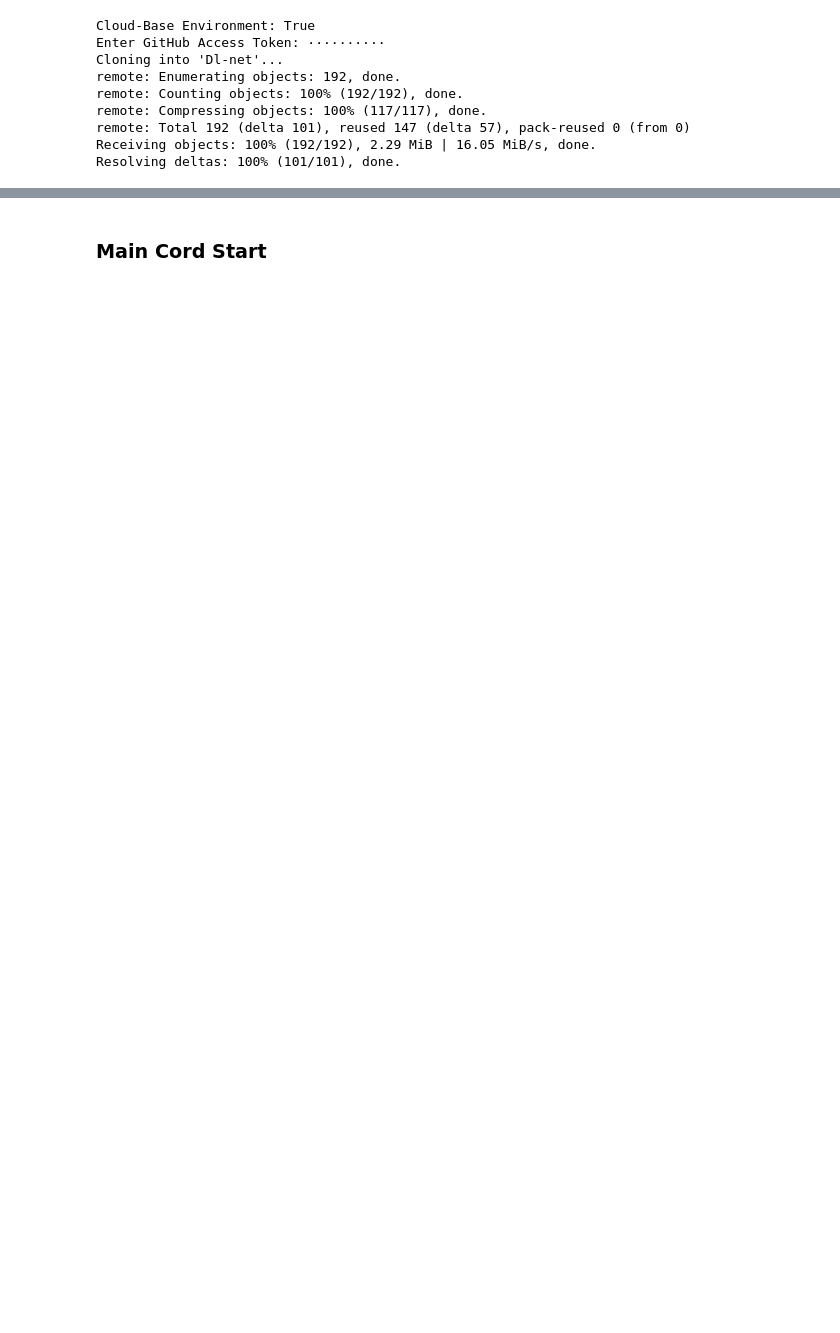
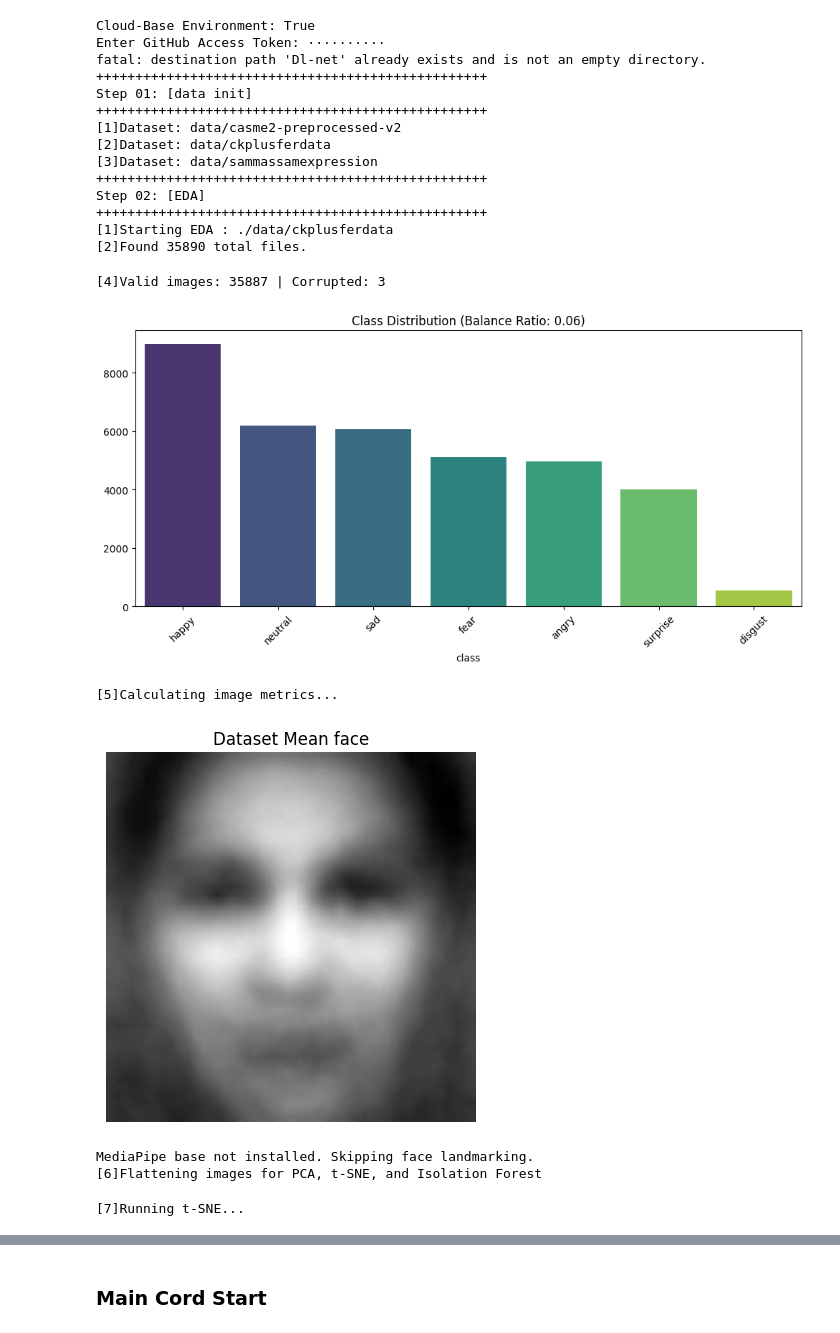
Before and after one commit to sadbinsiddique/Dl-net, a Jupyter notebook: notebook/3. Train.ipynb, the cells around one changed output, grey strips where cells are left out. Drawn from its saved outputs; the diff is of its cells as text; code cells hidden in the pictures; blank space fills up the shorter version.

```diff
--- a/notebook/3. Train.ipynb
+++ b/notebook/3. Train.ipynb
@@ -18,30 +26,50 @@
 # %%
 from getpass import getpass
+import importlib
 import os
 
 try:
     from google.colab import drive
     IN_COLAB = True
 except ImportError:
     IN_COLAB = False
 
 print(f"Cloud-Base Environment: {IN_COLAB}")
 
 if IN_COLAB:
     env="colab"
+    DATA_PATH = '/content/Dl-net/data/'
     token = getpass('Enter GitHub Access Token: ')
     !git clone https://{token}@github.com/sadbinsiddique/Dl-net.git
     os.chdir('/content/Dl-net')
+    from src.utils import pipeline
+    importlib.reload(pipeline)
+    from src.utils.pipeline import _run_pipeline
+    _run_pipeline()
+
 else:
     env="local"
+    DATA_PATH = './'
     print("Local environment detected. \nSkipping git clone.")
 # %% [output]
 Cloud-Base Environment: True
 Enter GitHub Access Token: ··········
-Cloning into 'Dl-net'...
-remote: Enumerating objects: 192, done.
-remote: Counting objects: 100% (192/192), done.
-remote: Compressing objects: 100% (117/117), done.
-remote: Total 192 (delta 101), reused 147 (delta 57), pack-reused 0 (from 0)
-Receiving objects: 100% (192/192), 2.29 MiB | 16.05 MiB/s, done.
-Resolving deltas: 100% (101/101), done.
+fatal: destination path 'Dl-net' already exists and is not an empty directory.
+++++++++++++++++++++++++++++++++++++++++++++++++++
+Step 01: [data init]
+++++++++++++++++++++++++++++++++++++++++++++++++++
+[1]Dataset: data/casme2-preprocessed-v2
+[2]Dataset: data/ckplusferdata
+[3]Dataset: data/sammassamexpression
+++++++++++++++++++++++++++++++++++++++++++++++++++
+Step 02: [EDA]
+++++++++++++++++++++++++++++++++++++++++++++++++++
+[1]Starting EDA : ./data/ckplusferdata
+[2]Found 35890 total files.
+[4]Valid images: 35887 | Corrupted: 3
+[figure, added]
+[5]Calculating image metrics...
+[figure, added]
+MediaPipe base not installed. Skipping face landmarking.
+[6]Flattening images for PCA, t-SNE, and Isolation Forest
+[7]Running t-SNE...
```
Also changed, not shown: parts of 10 cells of this notebook.
